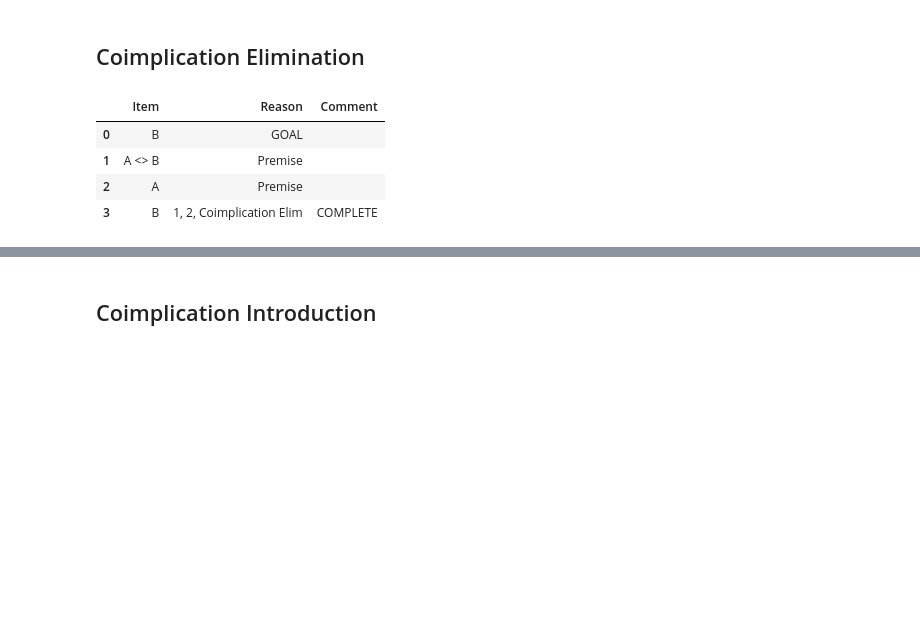
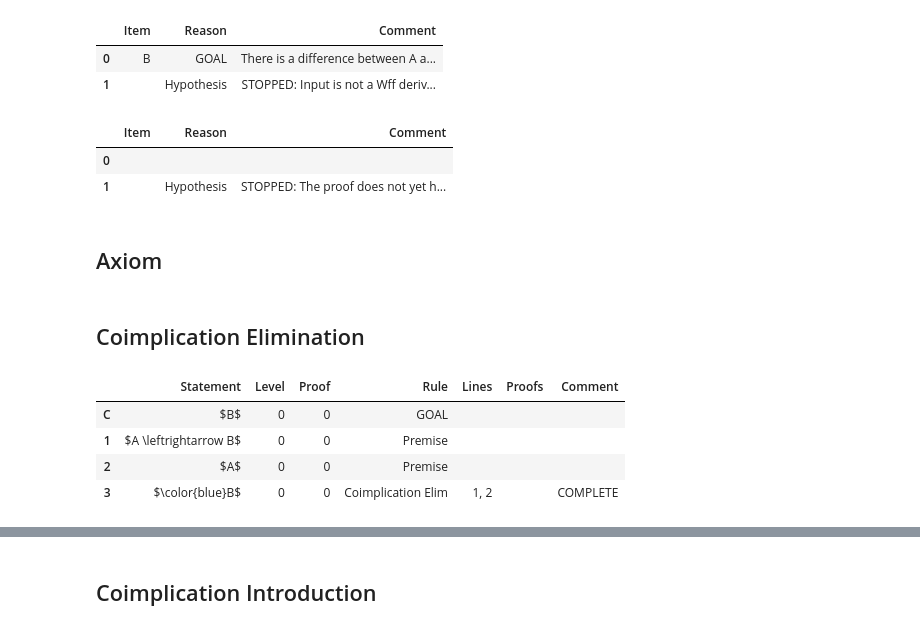
Before and after one commit to FrankHubeny/AltRea, a Jupyter notebook: rules.ipynb, the cells around one changed output, grey strips where cells are left out. Saved outputs shown, nothing was run; the diff lists cells and outputs as text; code cells hidden in the pictures; blank space fills up the shorter version.

```diff
--- a/rules.ipynb
+++ b/rules.ipynb
@@ -58,22 +103,63 @@ pd.options.display.html.use_mathjax = True
+# %%
+# The proof is stopped if the hypothesis is entered as a string.
+
+from altrea.boolean import Wff
+from altrea.rules import Proof
+from altrea.display import showproof, showlines
+prf = Proof()
+A = Wff('A')
+B = Wff('B')
+C = Wff('C')
+prf.setlogic('C')
+prf.goal(B, comments='There is a difference between A and "A"')
+prf.hypothesis('A')
+showproof(prf, latex=0)
+# %% [output]
+|  | Item | Reason | Comment |
+| 0 | B | GOAL | There is a difference between A a... |
+| 1 |  | Hypothesis | STOPPED: Input is not a Wff deriv... |
+# %%
+# The proof is stopped if the hypothesis is entered as a string.
+
+from altrea.boolean import Wff
+from altrea.rules import Proof
+from altrea.display import showproof, showlines
+prf = Proof()
+A = Wff('A')
+B = Wff('B')
+C = Wff('C')
+prf.setlogic('C')
+#prf.goal(B, comments='There is a difference between A and "A"')
+prf.hypothesis(A)
+showproof(prf, latex=0)
+# %% [output]
+|  | Item | Reason | Comment |
+| 0 |  |  |  |
+| 1 |  | Hypothesis | STOPPED: The proof does not yet h... |
+# %% [markdown]
+<a id='axiom'></a>
+## Axiom
 # %% [markdown]
 <a id='coimplication_elim'></a>
 ## Coimplication Elimination
 # %%
-from altrea.boolean import Implies, Wff, Iff
+# Clean run
+
+from altrea.boolean import Wff, Iff
 from altrea.rules import Proof
-from altrea.display import showproof
-p = Proof()
+from altrea.display import showproof, showlines
+prf = Proof()
 A = Wff('A')
 B = Wff('B')
-p.setlogic('C')
-p.goal(B)
-p.premise(Iff(A, B))
-p.premise(A)
-p.coimplication_elim(1, 2)
-showproof(p, latex=0)
+prf.setlogic('C')
+prf.goal(B)
+prf.premise(Iff(A, B))
+prf.premise(A)
+prf.coimplication_elim(1, 2)
+showlines(prf)
 # %% [output]
-|  | Item | Reason | Comment |
-| 0 | B | GOAL |  |
-| 1 | A <> B | Premise |  |
-| 2 | A | Premise |  |
-| 3 | B | 1, 2, Coimplication Elim | COMPLETE |
+|  | Statement | Level | Proof | Rule | Lines | Proofs | Comment |
+| C | $B$ | 0 | 0 | GOAL |  |  |  |
+| 1 | $A \leftrightarrow B$ | 0 | 0 | Premise |  |  |  |
+| 2 | $A$ | 0 | 0 | Premise |  |  |  |
+| 3 | $\color{blue}B$ | 0 | 0 | Coimplication Elim | 1, 2 |  | COMPLETE |
```
Also changed, not shown: parts of 76 cells of this notebook, 26 other files.
